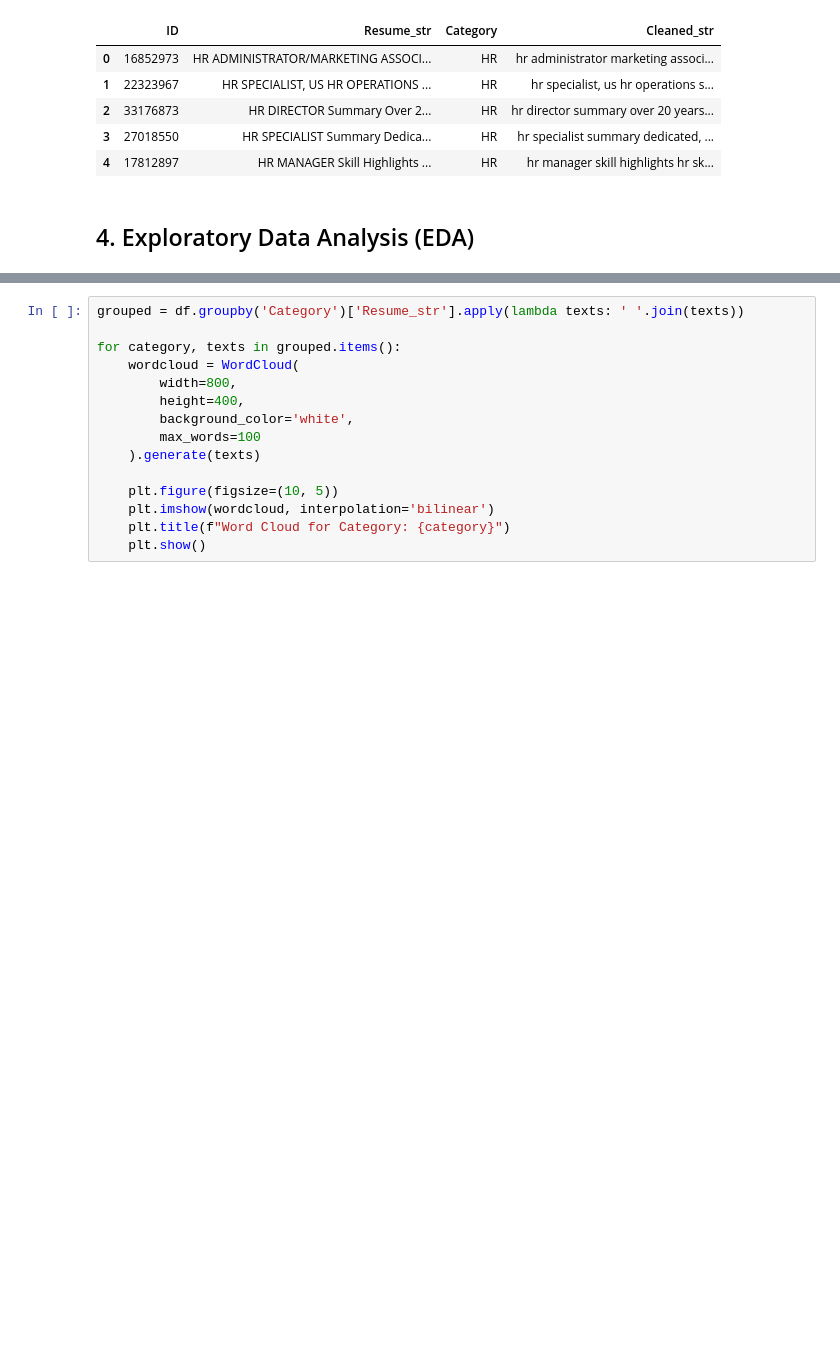
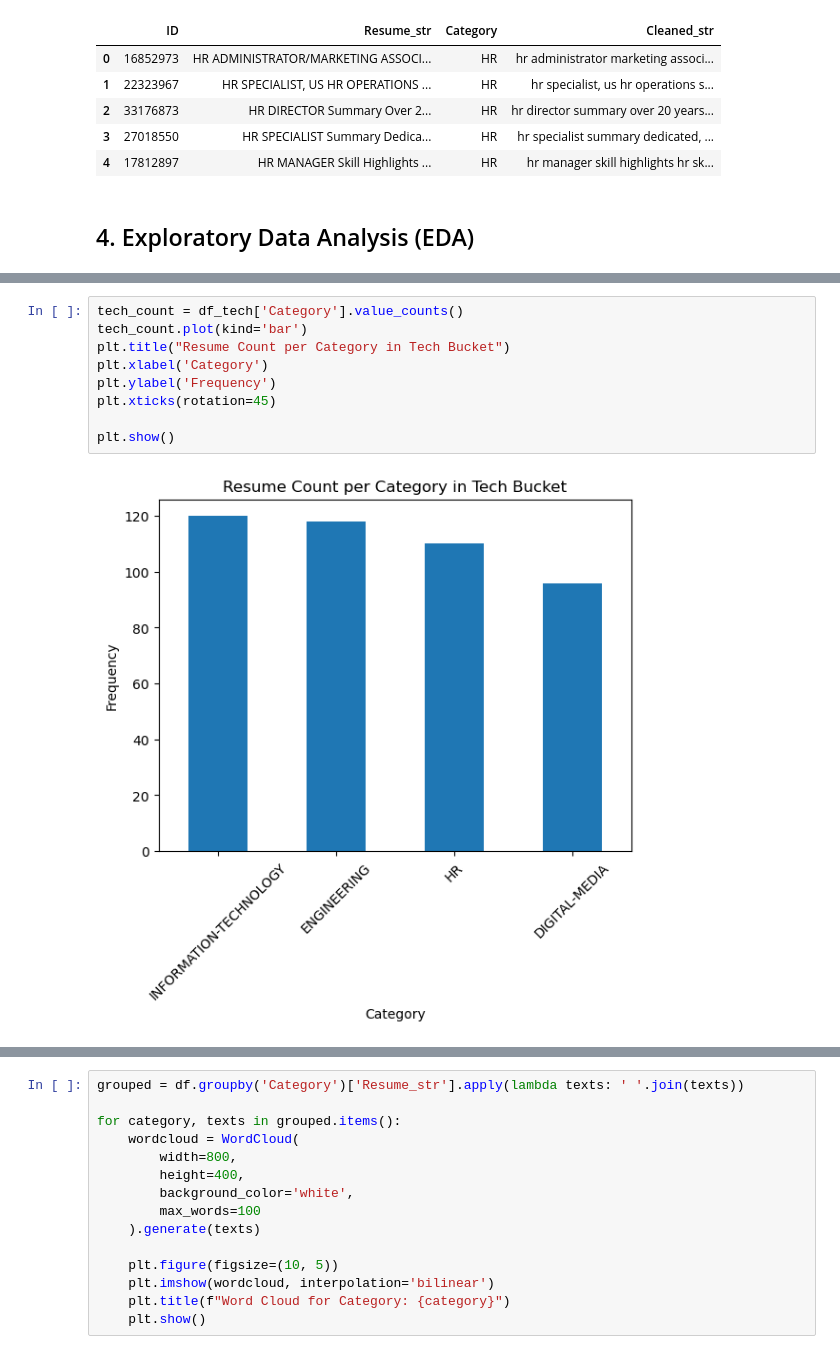
Before and after one commit to henry-AY/ResumeScreening, a Jupyter notebook: Resume_Screening.ipynb, the cells around one changed output, grey strips where cells are left out. Saved outputs shown, nothing was run; the diff lists cells and outputs as text; blank space fills up the shorter version.

```diff
--- a/Resume_Screening.ipynb
+++ b/Resume_Screening.ipynb
@@ -115,0 +101,11 @@ NameError: name 'df' is not defined
+# %%
+tech_count = df_tech['Category'].value_counts()
+tech_count.plot(kind='bar')
+plt.title("Resume Count per Category in Tech Bucket")
+plt.xlabel('Category')
+plt.ylabel('Frequency')
+plt.xticks(rotation=45)
+
+plt.show()
+# %% [output]
+[figure, added]
```
Also changed, not shown: parts of 8 cells of this notebook.
